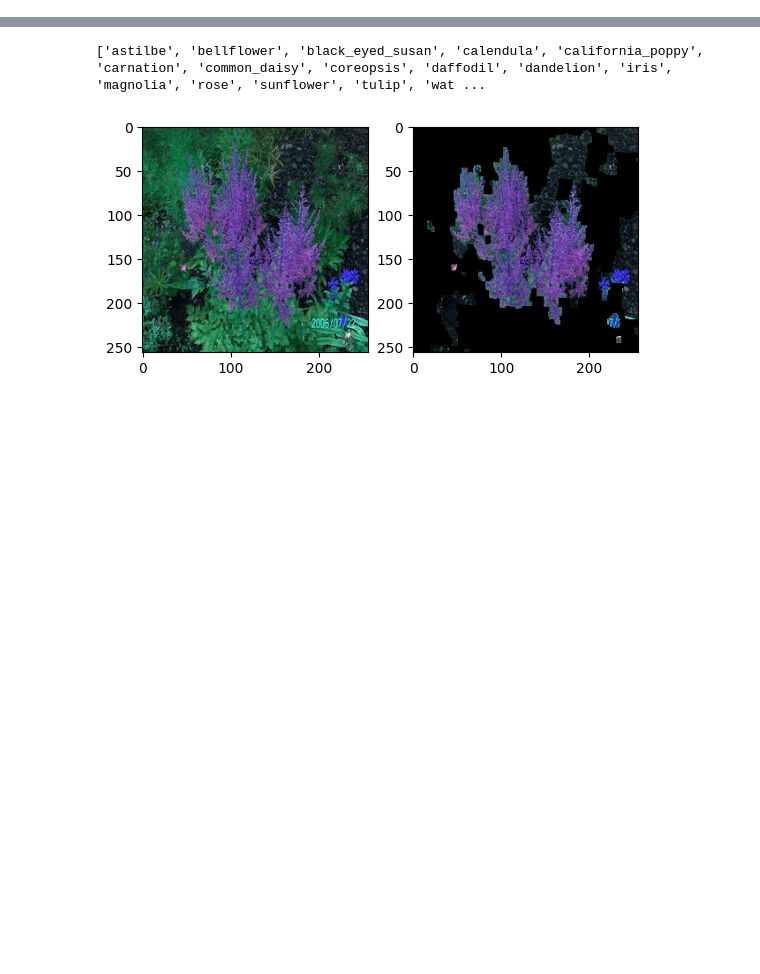
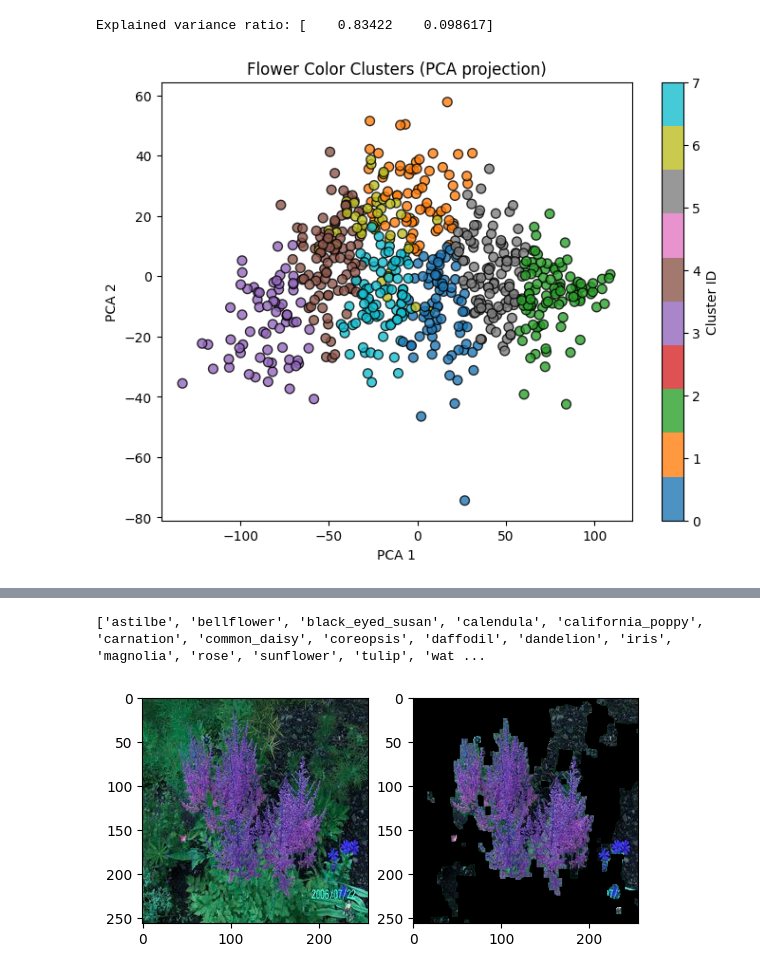
Before and after one commit to eoconn25/group_project_CS6422, a Jupyter notebook: model_training/data/organize_data.ipynb, the cells around one changed output, grey strips where cells are left out. Drawn from its saved outputs; the diff is of its cells as text; code cells hidden in the pictures; blank space fills up the shorter version.

```diff
--- a/model_training/data/organize_data.ipynb
+++ b/model_training/data/organize_data.ipynb
@@ -0,0 +436,26 @@
+# %%
+# now we'll use PCA to reduce the dimensions of our clusters and visualize them
+from sklearn.decomposition import PCA
+
+pca = PCA(n_components=2)
+lab_pca = pca.fit_transform(dominant_colors)
+print("component-explained variance", pca.explained_variance_ratio_)
+
+plt.figure(figsize=(8,6))
+scatter = plt.scatter(
+    lab_pca[:,0],
+    lab_pca[:,1],
+    c=labels_global,
+    cmap="tab10",
+    s=50,
+    alpha=0.8,
+    edgecolors='k'
+)
+plt.title("Flower Color Clusters (PCA projection)")
+plt.xlabel("PCA 1")
+plt.ylabel("PCA 2")
+plt.colorbar(scatter, label="Cluster ID")
+plt.show()
+# %% [output]
+Explained variance ratio: [    0.83422    0.098617]
+[figure, added]
```
Also changed, not shown: parts of 9 cells of this notebook.
